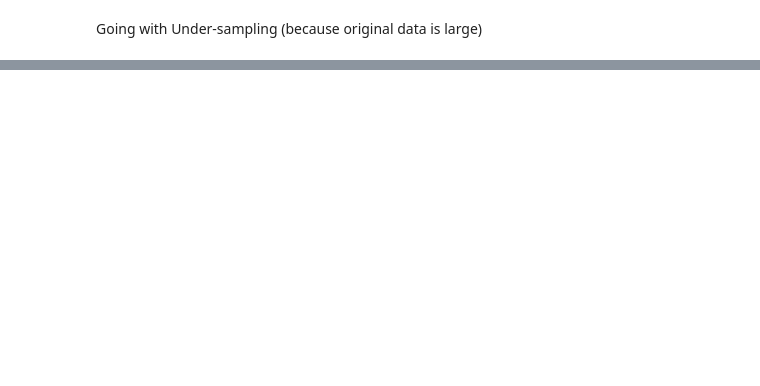
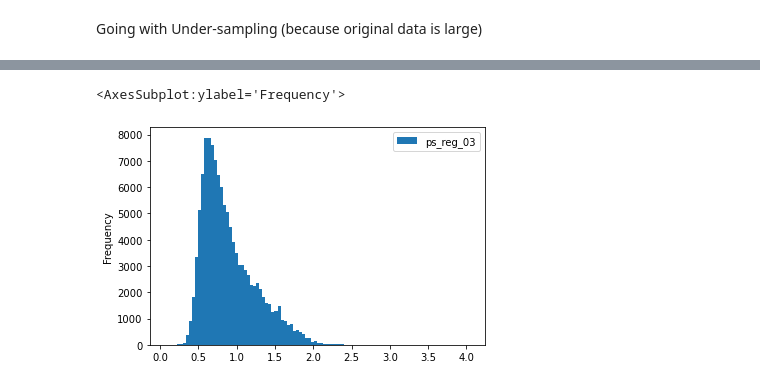
Before and after one commit to nichowu/Porto-Seguro-Safe-Driver-Prediction, a Jupyter notebook: porto-seguro-safe-driving-main.ipynb, the cells around one changed output, grey strips where cells are left out. Cells and saved outputs as stored; diff of their text form; code cells hidden in the pictures; blank space fills up the shorter version.

```diff
--- a/porto-seguro-safe-driving-main.ipynb
+++ b/porto-seguro-safe-driving-main.ipynb
@@ -1022,0 +812,7 @@ pd.DataFrame(results)
+# %%
+train_balanced[['ps_reg_03']].replace(-1, np.nan).plot(kind="hist", bins=100)
+
+# sns.histplot(train_balanced.ps_reg_03.replace(-1, np.nan));
+# %% [output]
+<AxesSubplot:ylabel='Frequency'>
+[figure, added]
```
Also changed, not shown: parts of 81 cells of this notebook.
